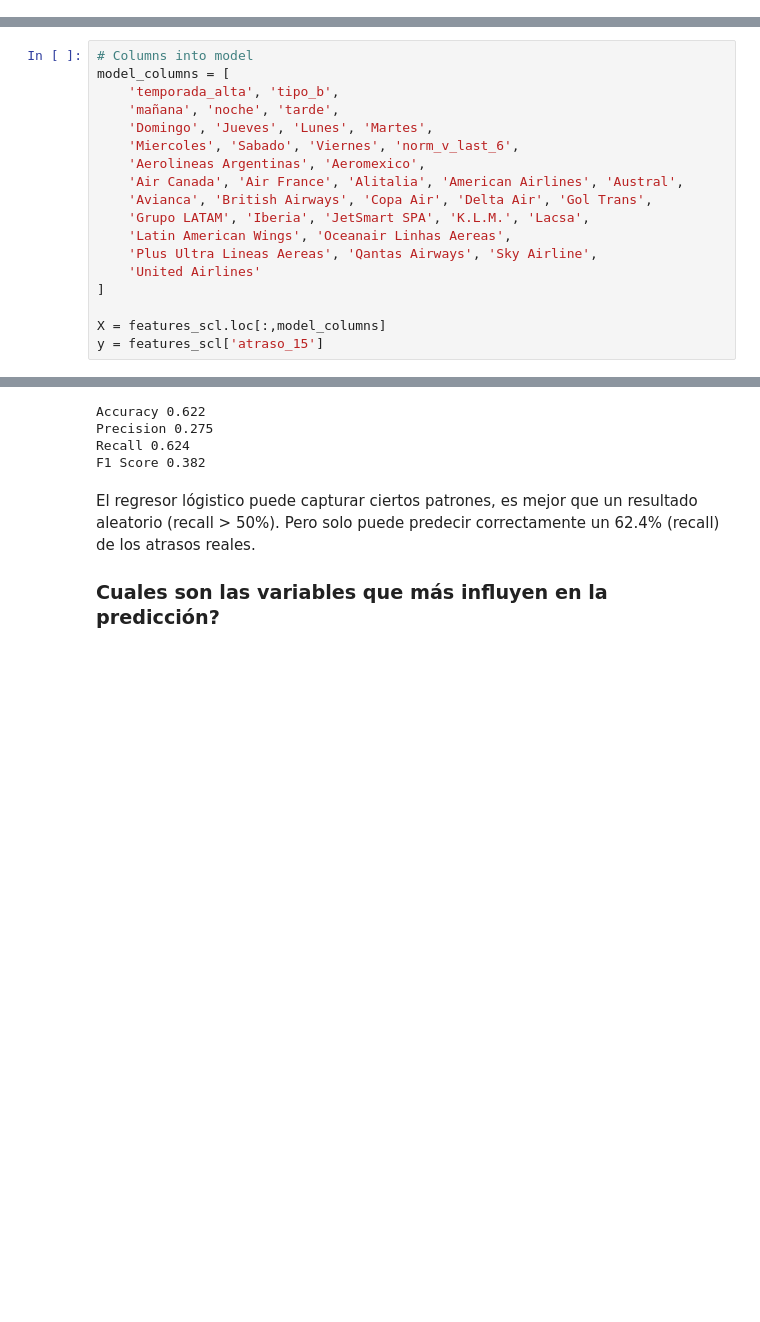
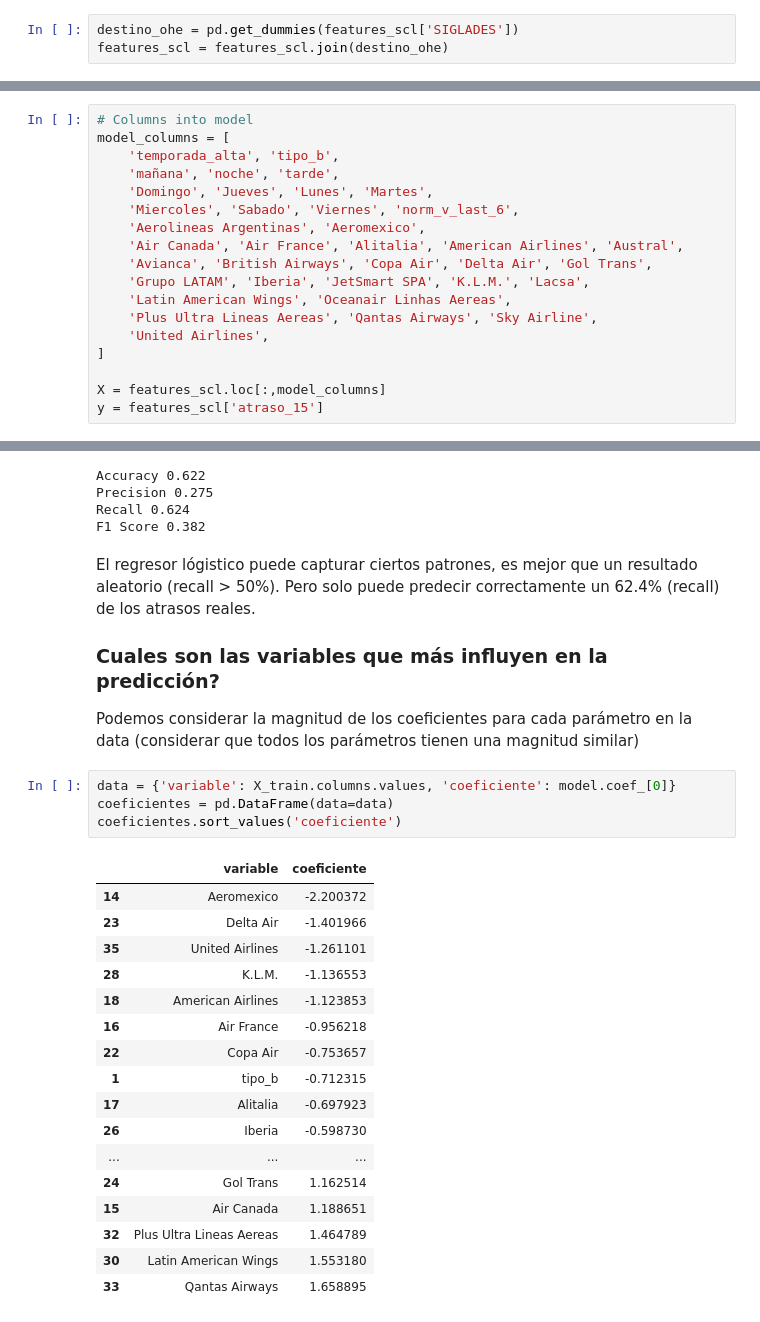
Before and after one commit to matiasmoreno/neural_scl, a Jupyter notebook: notebooks/basic_model.ipynb, the cells around one changed output, grey strips where cells are left out. Drawn from its saved outputs; the diff is of its cells as text; blank space fills up the shorter version.

```diff
--- a/notebooks/basic_model.ipynb
+++ b/notebooks/basic_model.ipynb
@@ -58,6 +58,9 @@ features_scl = features_scl.join(dianom_ohe)
 # %%
 opera_ohe = pd.get_dummies(features_scl['OPERA'])
 features_scl = features_scl.join(opera_ohe)
+# %%
+destino_ohe = pd.get_dummies(features_scl['SIGLADES'])
+features_scl = features_scl.join(destino_ohe)
 # %%
 # mean normalization
 features_scl['norm_v_last_6'] = (
@@ -80,7 +83,7 @@ model_columns = [
     'Grupo LATAM', 'Iberia', 'JetSmart SPA', 'K.L.M.', 'Lacsa',
     'Latin American Wings', 'Oceanair Linhas Aereas',
     'Plus Ultra Lineas Aereas', 'Qantas Airways', 'Sky Airline',
-    'United Airlines'
+    'United Airlines',
 ]
 
 X = features_scl.loc[:,model_columns]
@@ -146,3 +149,27 @@ El regresor lógistico puede capturar ciertos patrones, es mejor que un resultad
 Pero solo puede predecir correctamente un 62.4% (recall) de los atrasos reales.
 
 ### Cuales son las variables que más influyen en la predicción?
+
+Podemos considerar la magnitud de los coeficientes para cada parámetro en la data (considerar que todos los parámetros tienen una magnitud similar)
+# %%
+data = {'variable': X_train.columns.values, 'coeficiente': model.coef_[0]}
+coeficientes = pd.DataFrame(data=data)
+coeficientes.sort_values('coeficiente')
+# %% [output]
+|  | variable | coeficiente |
+| 14 | Aeromexico | -2.200372 |
+| 23 | Delta Air | -1.401966 |
+| 35 | United Airlines | -1.261101 |
+| 28 | K.L.M. | -1.136553 |
+| 18 | American Airlines | -1.123853 |
+| 16 | Air France | -0.956218 |
+| 22 | Copa Air | -0.753657 |
+| 1 | tipo_b | -0.712315 |
+| 17 | Alitalia | -0.697923 |
+| 26 | Iberia | -0.598730 |
+| ... | ... | ... |
+| 24 | Gol Trans | 1.162514 |
+| 15 | Air Canada | 1.188651 |
+| 32 | Plus Ultra Lineas Aereas | 1.464789 |
+| 30 | Latin American Wings | 1.553180 |
+| 33 | Qantas Airways | 1.658895 |
```
Also changed, not shown: parts of 3 cells of this notebook, 2 other files.
